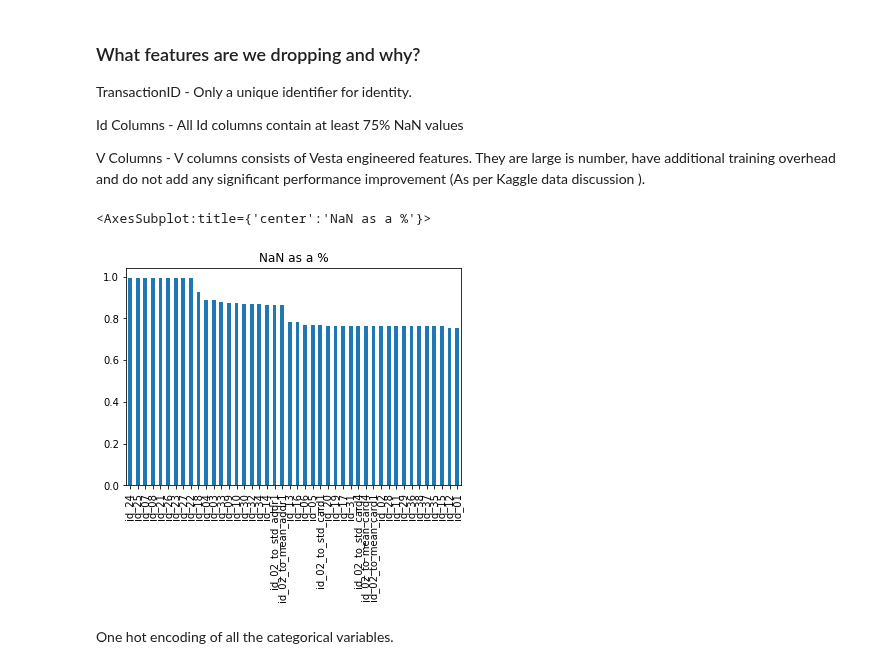
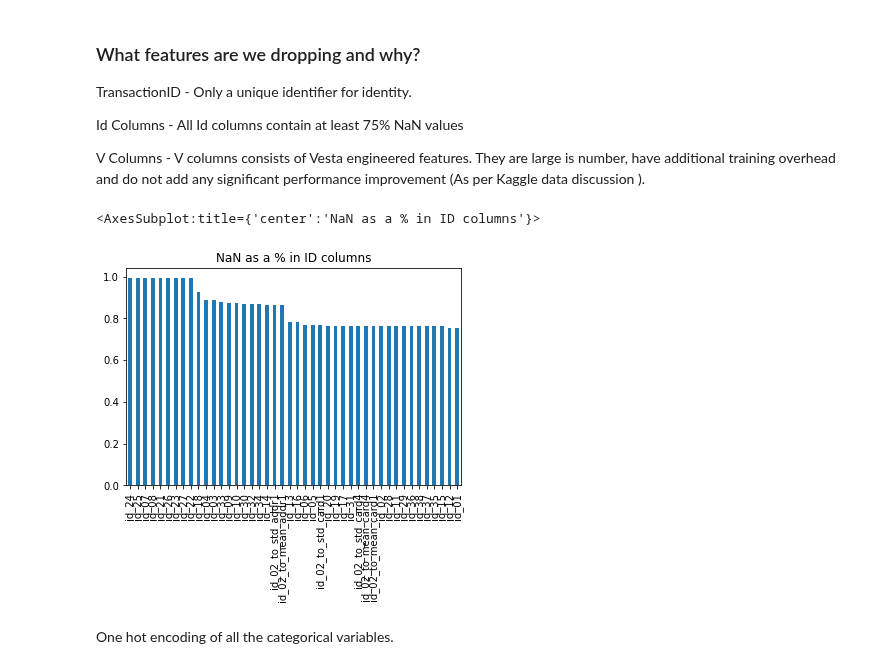
Before and after one commit to nishithewel/ID5059GroupProject, a Jupyter notebook: GroupBook.ipynb, the cells around one changed output. Cells and saved outputs as stored; diff of their text form; code cells hidden in the pictures.

```diff
--- a/GroupBook.ipynb
+++ b/GroupBook.ipynb
@@ -230,11 +227,11 @@ V Columns - V columns consists of Vesta engineered features. They are large is n
 # %%
 id_cols = [col for col in train.columns if col.startswith('id')]
 df_id = train[id_cols]
 nulls = df_id.isnull().sum()/len(df_id) #as a percentage
-nulls.sort_values(ascending=False).plot.bar(title='NaN as a %')
+nulls.sort_values(ascending=False).plot.bar(title='NaN as a % in ID columns')
 # %% [output]
-<AxesSubplot:title={'center':'NaN as a %'}>
+<AxesSubplot:title={'center':'NaN as a % in ID columns'}>
-[figure, old version]
+[figure, new version]
 # %%
 v_cols = [col for col in train.columns if col.startswith('V')]
 train.drop(v_cols,axis =1, inplace = True)
```
Also changed, not shown: parts of 73 cells of this notebook.
